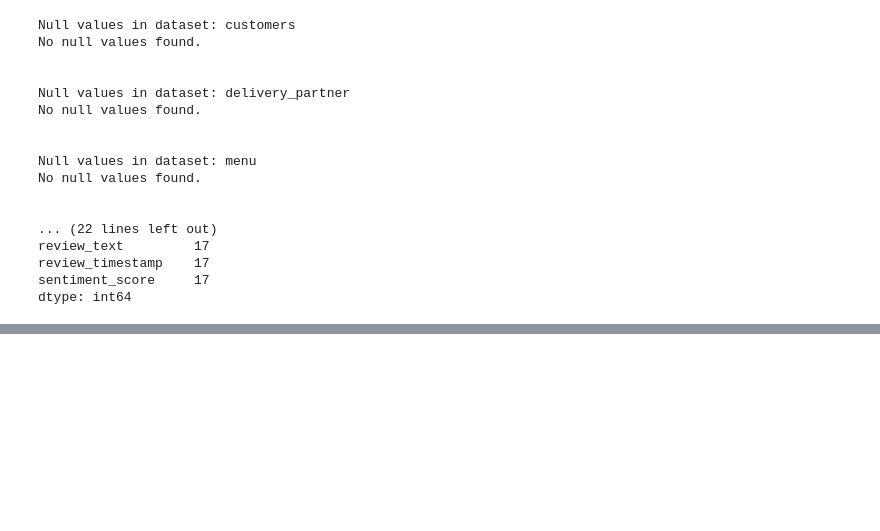
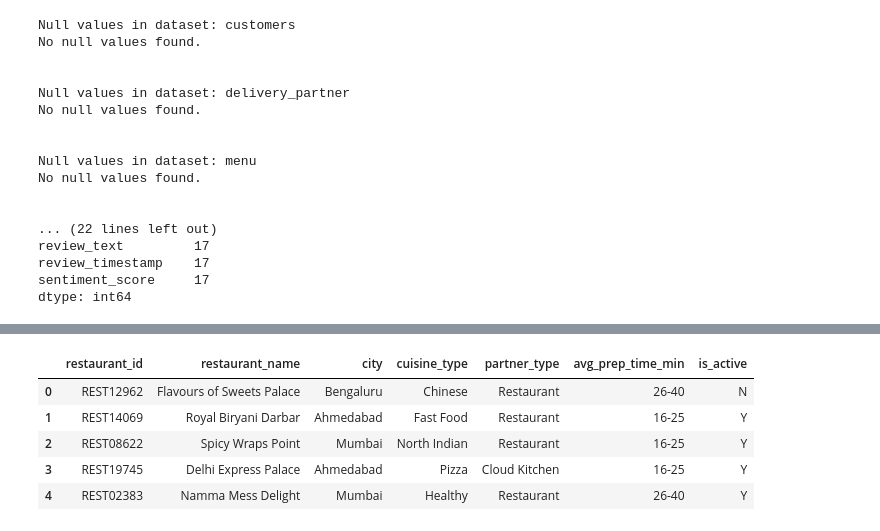
Before and after one commit to gauravvxv/QuickBite-Express-Crisis-Recovery, a Jupyter notebook: Notebook/QuickBite.ipynb, the cells around one changed output, grey strips where cells are left out. Drawn from its saved outputs; the diff is of its cells as text; code cells hidden in the pictures; blank space fills up the shorter version.

```diff
--- a/Notebook/QuickBite.ipynb
+++ b/Notebook/QuickBite.ipynb
@@ -114,0 +148,9 @@ dtype: int64
+# %%
+restaurants.head()
+# %% [output]
+|  | restaurant_id | restaurant_name | city | cuisine_type | partner_type | avg_prep_time_min | is_active |
+| 0 | REST12962 | Flavours of Sweets Palace | Bengaluru | Chinese | Restaurant | 26-40 | N |
+| 1 | REST14069 | Royal Biryani Darbar | Ahmedabad | Fast Food | Restaurant | 16-25 | Y |
+| 2 | REST08622 | Spicy Wraps Point | Mumbai | North Indian | Restaurant | 16-25 | Y |
+| 3 | REST19745 | Delhi Express Palace | Ahmedabad | Pizza | Cloud Kitchen | 16-25 | Y |
+| 4 | REST02383 | Namma Mess Delight | Mumbai | Healthy | Restaurant | 26-40 | Y |
```
Also changed, not shown: parts of 8 cells of this notebook.
